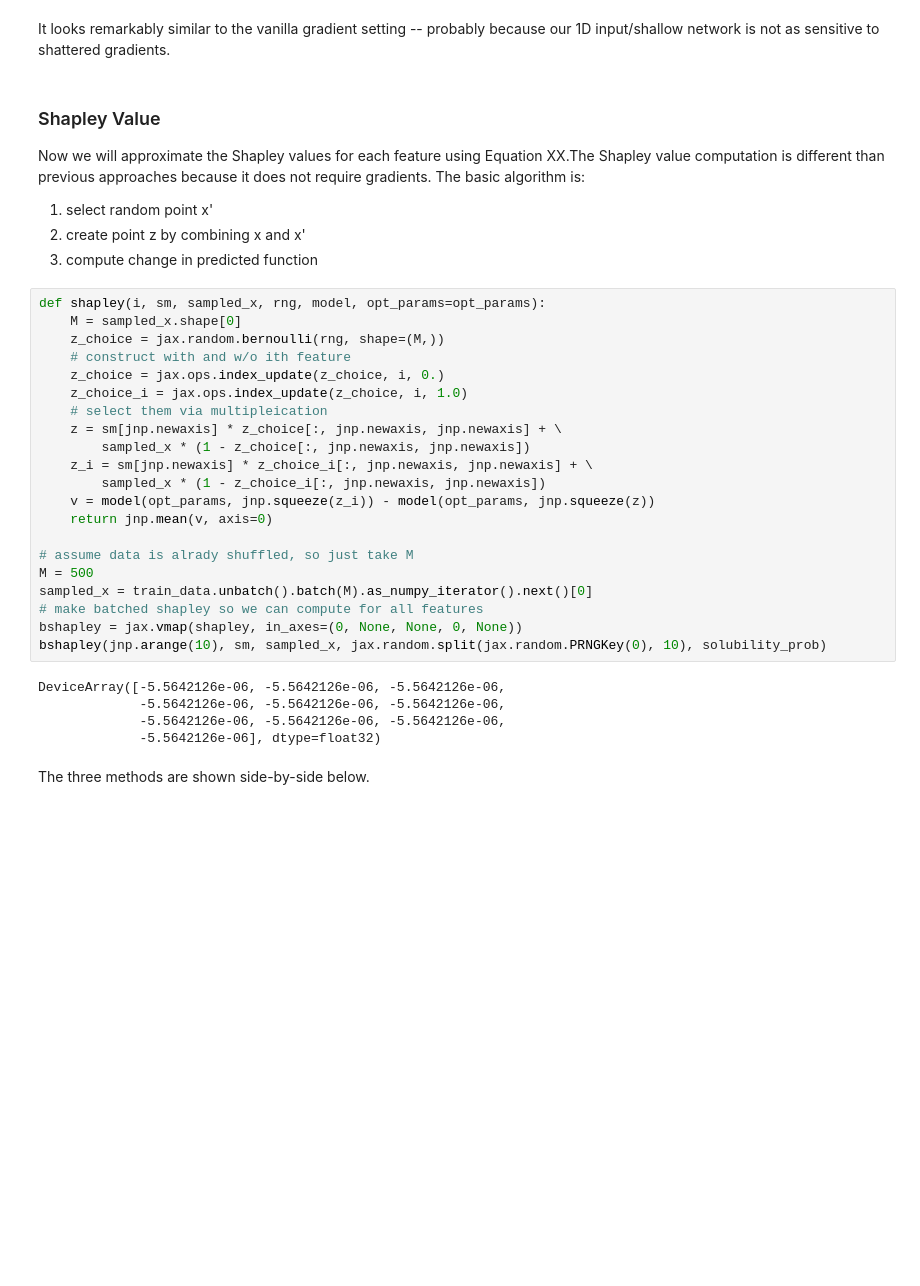
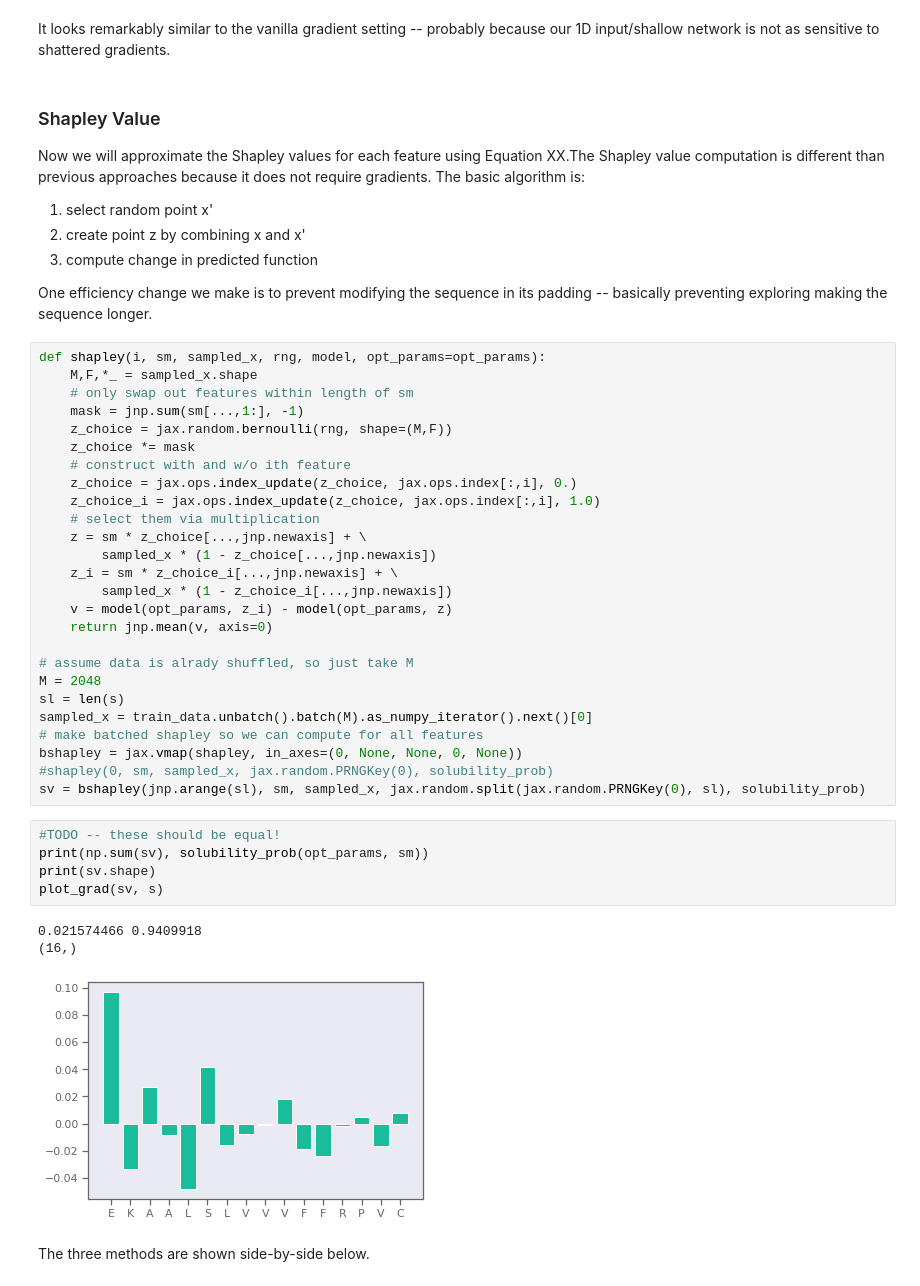
Before and after one commit to whitead/dmol-book, a Jupyter notebook: dl/xai.ipynb, the cells around one changed output. Drawn from its saved outputs; the diff is of its cells as text; blank space fills up the shorter version.

Commit message:
draft implementation of Shapley values

```diff
--- a/dl/xai.ipynb
+++ b/dl/xai.ipynb
@@ -377,32 +384,43 @@ Now we will approximate the Shapley values for each feature using Equation XX.Th
 1. select random point x'
 2. create point z by combining x and x'
 3. compute change in predicted function
+
+One efficiency change we make is to prevent modifying the sequence in its padding -- basically preventing exploring making the sequence longer.
 # %%
 def shapley(i, sm, sampled_x, rng, model, opt_params=opt_params):
-    M = sampled_x.shape[0]
-    z_choice = jax.random.bernoulli(rng, shape=(M,))
+    M,F,*_ = sampled_x.shape
+    # only swap out features within length of sm
+    mask = jnp.sum(sm[...,1:], -1)
+    z_choice = jax.random.bernoulli(rng, shape=(M,F))
+    z_choice *= mask
     # construct with and w/o ith feature
-    z_choice = jax.ops.index_update(z_choice, i, 0.)
-    z_choice_i = jax.ops.index_update(z_choice, i, 1.0)
-    # select them via multipleication
-    z = sm[jnp.newaxis] * z_choice[:, jnp.newaxis, jnp.newaxis] + \
-        sampled_x * (1 - z_choice[:, jnp.newaxis, jnp.newaxis])
-    z_i = sm[jnp.newaxis] * z_choice_i[:, jnp.newaxis, jnp.newaxis] + \
-        sampled_x * (1 - z_choice_i[:, jnp.newaxis, jnp.newaxis])
-    v = model(opt_params, jnp.squeeze(z_i)) - model(opt_params, jnp.squeeze(z))
+    z_choice = jax.ops.index_update(z_choice, jax.ops.index[:,i], 0.)
+    z_choice_i = jax.ops.index_update(z_choice, jax.ops.index[:,i], 1.0)
+    # select them via multiplication
+    z = sm * z_choice[...,jnp.newaxis] + \
+        sampled_x * (1 - z_choice[...,jnp.newaxis])
+    z_i = sm * z_choice_i[...,jnp.newaxis] + \
+        sampled_x * (1 - z_choice_i[...,jnp.newaxis])
+    v = model(opt_params, z_i) - model(opt_params, z)
     return jnp.mean(v, axis=0)
 
 # assume data is alrady shuffled, so just take M
-M = 500
+M = 2048
+sl = len(s)
 sampled_x = train_data.unbatch().batch(M).as_numpy_iterator().next()[0]
 # make batched shapley so we can compute for all features
 bshapley = jax.vmap(shapley, in_axes=(0, None, None, 0, None))
-bshapley(jnp.arange(10), sm, sampled_x, jax.random.split(jax.random.PRNGKey(0), 10), solubility_prob)
+#shapley(0, sm, sampled_x, jax.random.PRNGKey(0), solubility_prob)
+sv = bshapley(jnp.arange(sl), sm, sampled_x, jax.random.split(jax.random.PRNGKey(0), sl), solubility_prob)
-# %% [output]
-DeviceArray([-5.5642126e-06, -5.5642126e-06, -5.5642126e-06,
-             -5.5642126e-06, -5.5642126e-06, -5.5642126e-06,
-             -5.5642126e-06, -5.5642126e-06, -5.5642126e-06,
-             -5.5642126e-06], dtype=float32)
+# %%
+#TODO -- these should be equal!
+print(np.sum(sv), solubility_prob(opt_params, sm))
+print(sv.shape)
+plot_grad(sv, s)
+# %% [output]
+0.021574466 0.9409918
+(16,)
+[figure, added]
 # %% [markdown]
 The three methods are shown side-by-side below.
 # %%
```
Also changed, not shown: parts of 10 cells of this notebook.
